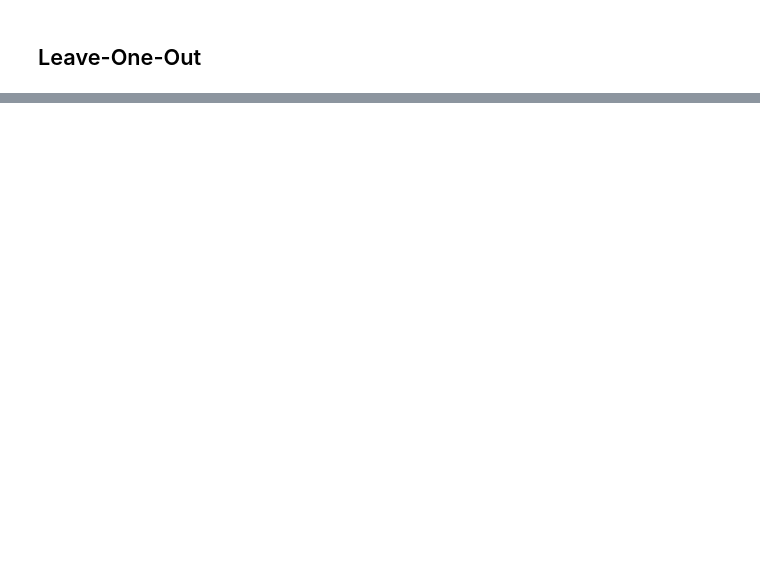
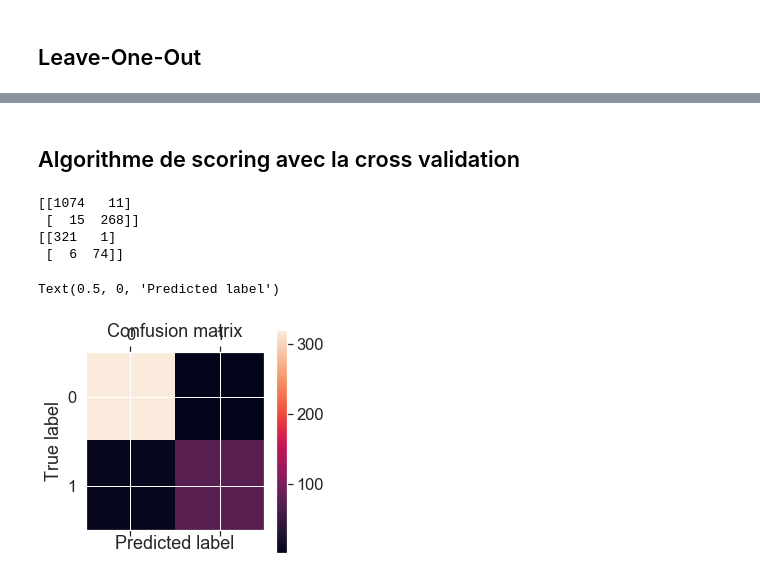
Before and after one commit to tafadiop123/Bec-France-Augmented, a Jupyter notebook: Bec France Project.ipynb, the cells around one changed output, grey strips where cells are left out. Saved outputs shown, nothing was run; the diff lists cells and outputs as text; code cells hidden in the pictures; blank space fills up the shorter version.

```diff
--- a/Bec France Project.ipynb
+++ b/Bec France Project.ipynb
@@ -586,0 +719,3 @@ array([1., 1., 1., ..., 1., 1., 1.])
+# %%
+Y_train2 = Y.iloc[1105:1770,]
+Y_train2
@@ -586,0 +741,3 @@ array([1., 1., 1., ..., 1., 1., 1.])
+# %%
+Y_test_cv = Y.iloc[703:1105,]
+Y_test_cv
@@ -586,0 +763,3 @@ array([1., 1., 1., ..., 1., 1., 1.])
+# %%
+Y_train_cv = pd.concat([Y_train1, Y_train2])
+Y_train_cv
@@ -586,0 +785,22 @@ array([1., 1., 1., ..., 1., 1., 1.])
+# %% [markdown]
+## Algorithme de scoring avec la cross validation
+# %%
+gbc_bec_cv = gbc_bec.fit(X_train_cv, Y_train_cv)
+# %%
+### Détermination des résultats du modèle sur la base de test
+for x,y in [ (X_train_cv, Y_train_cv), (X_test_cv, Y_test_cv) ]:
+    yp  = gbc_bec_cv.predict(x)
+    conf_mat = confusion_matrix(y, yp)
+    print(conf_mat)
+plt.matshow(conf_mat)
+plt.title('Confusion matrix')
+plt.colorbar()
+plt.ylabel('True label')
+plt.xlabel('Predicted label')
+# %% [output]
+[[1074   11]
+ [  15  268]]
+[[321   1]
+ [  6  74]]
+Text(0.5, 0, 'Predicted label')
+[figure, added]
```
Also changed, not shown: parts of 24 cells of this notebook.
